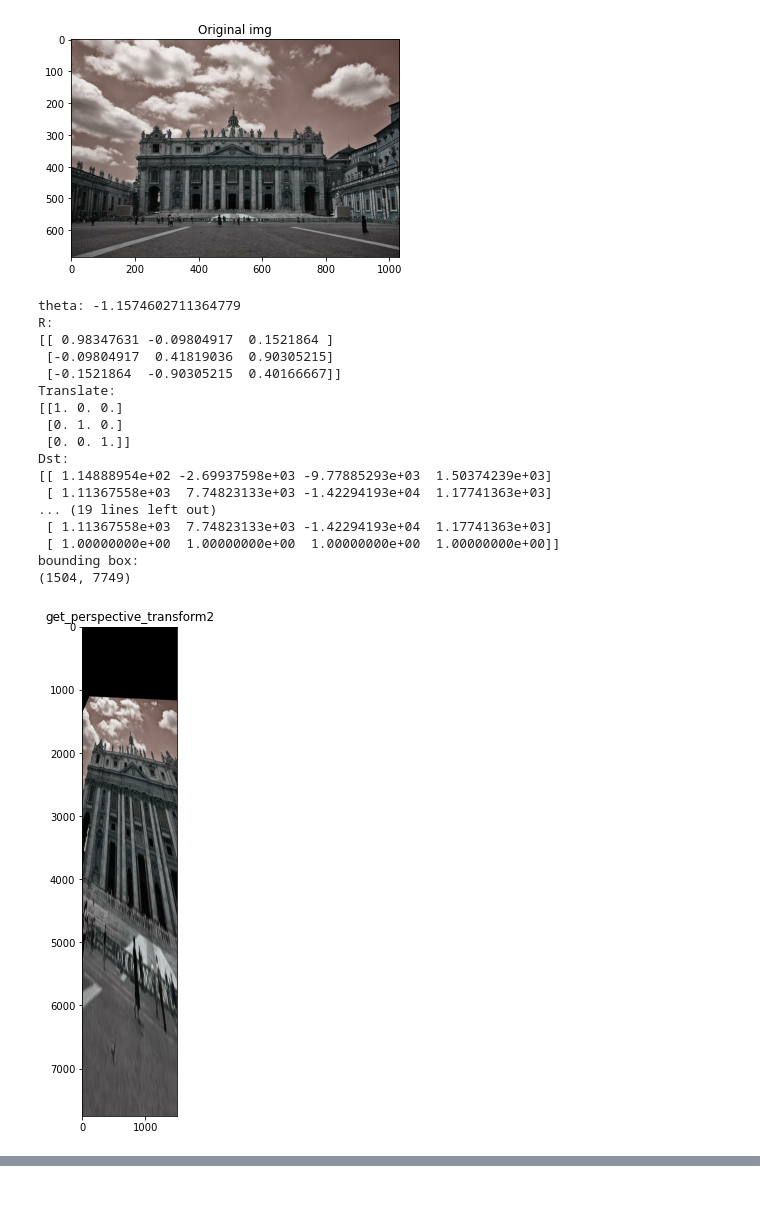
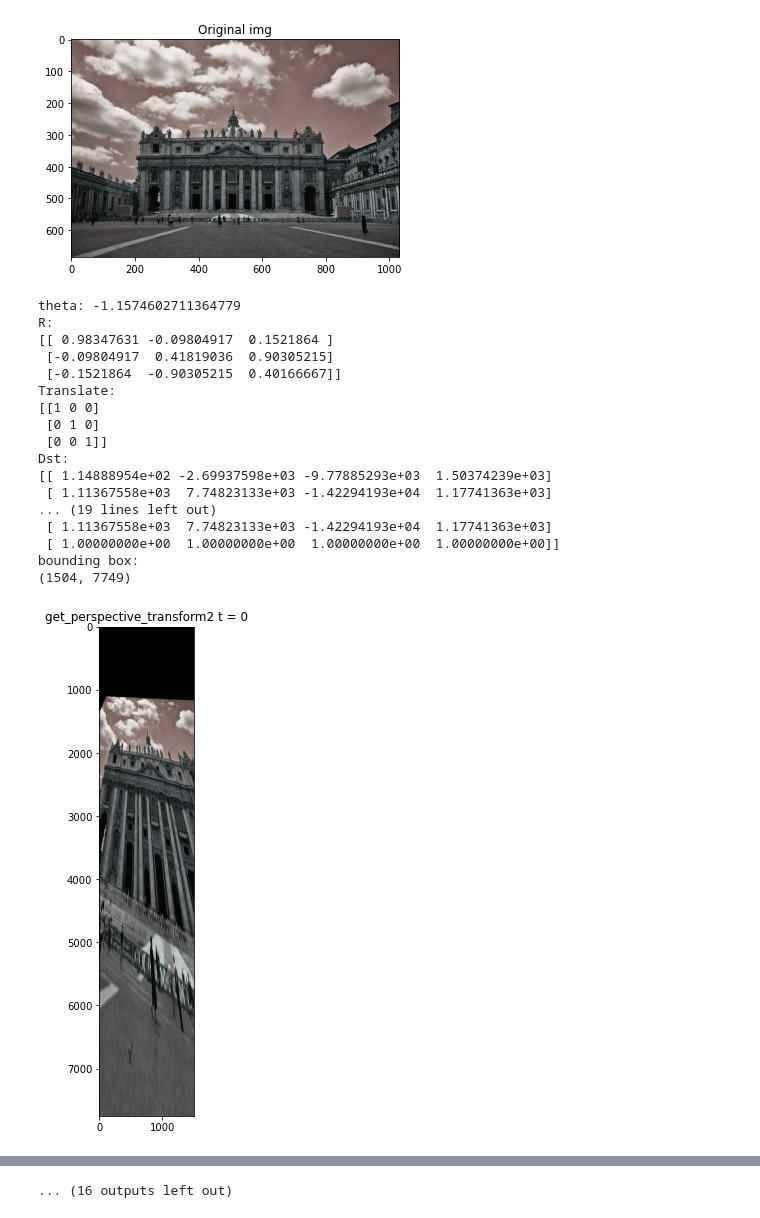
Before and after one commit to vicsyl/extreme_two_view_matching_private, a Jupyter notebook: rectification_bug.ipynb, the cells around one changed output, grey strips where cells are left out. Saved outputs shown, nothing was run; the diff lists cells and outputs as text; code cells hidden in the pictures.

```diff
--- a/rectification_bug.ipynb
+++ b/rectification_bug.ipynb
@@ -40,7 +40,7 @@ def get_rectification_rotation(normal, rotation_factor=1.0):
     rotation_vector = np.cross(normal, z)
     rotation_vector_norm = abs_sin_theta = np.linalg.norm(rotation_vector)
     unit_rotation_vector = rotation_vector / rotation_vector_norm
-    theta = -math.asin(abs_sin_theta) * rotation_factor
+    theta = math.asin(abs_sin_theta) * rotation_factor
     print("theta: {}".format(theta))
 
     R = get_rotation_matrix(unit_rotation_vector, theta)
@@ -53,14 +53,16 @@ def show_transormation(K, normal):
     R = get_rectification_rotation(normal, rotation_factor=1.0)
     print("R:\n{}".format(R))
 
-    T, bounding_box = get_perspective_transform2(R, K, scale=1.0)
+    for t in range(0, 6000, 500):
 
-    rectified = cv.warpPerspective(img, T, bounding_box)
+        T, bounding_box = get_perspective_transform2(R, K, 0, t, scale=1.0)
 
-    plt.figure(figsize=(9, 9))
-    plt.title("get_perspective_transform2")
-    plt.imshow(rectified)
-    plt.show()
+        rectified = cv.warpPerspective(img, T, bounding_box)
+
+        plt.figure(figsize=(9, 9))
+        plt.title("get_perspective_transform2 t = {}".format(t))
+        plt.imshow(rectified)
+        plt.show()
 
     T, bounding_box = get_perspective_transform(R, K, scale=1.0)
 
@@ -91,7 +93,7 @@ def get_perspective_transform(R, K, scale=1.0):
             print("original P:\n{}".format(P))
             #scale = scale * 10
             print("scale: {}".format(scale))
-            P[:2, :] *= scale
+            P[:2, :] *= scale**2
 
         new_coords = P @ coords
         new_coords = new_coords / new_coords[2, :]
@@ -116,15 +118,17 @@ def get_perspective_transform(R, K, scale=1.0):
 
 
     translate_vec_new = (-np.min(dst[0]), -np.min(dst[1]))
-    normalization = P[2] @ dst[:, 0]
-    normalization = 1
-    print("normalization: {}".format(normalization))
 
     translate_matrix_new = np.array([
-        [1, 0, translate_vec_new[0] * normalization],
-        [0, 1, translate_vec_new[1] * normalization],
+        [1, 0, -translate_vec_new[0]],
+        [0, 1, -translate_vec_new[1]],
         [0, 0, 1],
     ])
+
+#     normalization = P[2] @ dst[:, 0]
+#     #normalization = 1
+#     normalization = normalization * 0.8
+#     print("normalization: {}".format(normalization))
 #     translate_matrix_new = np.array([
 #         [1, 0, translate_vec_new[0] * normalization],
 #         [0, 1, translate_vec_new[1] * normalization],
@@ -134,15 +138,19 @@ def get_perspective_transform(R, K, scale=1.0):
     dst = translate_matrix_new @ dst
     print("scaled P:\n{}".format(P))
     print("translate_matrix:\n{}".format(translate_matrix_new))
-    P = translate_matrix_new @ P
-    #P = translate_matrix_new + P
+    translate_matrix_new_inv = np.linalg.inv(translate_matrix_new)
+    P = translate_matrix_new @ P @ translate_matrix_new_inv
+    #P[:2, :] *= scale
+    #P = P + translate_matrix_new
     print("new P:\n{}".format(P))
     bounding_box_new = (math.ceil(np.max(dst[0])), math.ceil(np.max(dst[1])))
+
+    bounding_box_new = (4000, 4000)
 
     return P, bounding_box_new
 
 
-def get_perspective_transform2(R, K, scale=1.0):
+def get_perspective_transform2(R, K, t1, t2, scale=1.0):
 
     K_inv = np.linalg.inv(K)
     P = K @ R @ K_inv
@@ -162,13 +170,18 @@ def get_perspective_transform2(R, K, scale=1.0):
     dst = dst / dst[2, :]
 
     translate_vec = (-np.min(dst[0]), -np.min(dst[1]))
+    translate_matrix = np.array([
+        [1, 0, t1],
+        [0, 1, t2],
+        [0, 0, 1],
+    ])
 #     translate_matrix = np.array([
 #         [1, 0, translate_vec[0]],
 #         [0, 1, translate_vec[1]],
 #         [0, 0, 1],
 #     ])
 
-    translate_matrix = np.eye(3)
+#    translate_matrix = np.eye(3)
 
 #     translate_matrix = np.array([
 #  [1.00000000e+00, 0.00000000e+00, 3.96839648e+03],
@@ -222,34 +235,34 @@ Diff: 2
 3365 valid pairs for diff 2
 Diff: 3
 1899 valid pairs for diff 3
 Diff: 4
 839 valid pairs for diff 4
 Diff: 5
 290 valid pairs for diff 5
 Diff: 6
 66 valid pairs for diff 6
 Diff: 7
 7 valid pairs for diff 7
 Diff: 8
 0 valid pairs for diff 8
 Diff: 9
 0 valid pairs for diff 9
 [figure]
 theta: -1.1574602711364779
 R:
 [[ 0.98347631 -0.09804917  0.1521864 ]
  [-0.09804917  0.41819036  0.90305215]
  [-0.1521864  -0.90305215  0.40166667]]
 Translate:
-[[1. 0. 0.]
- [0. 1. 0.]
- [0. 0. 1.]]
+[[1 0 0]
+ [0 1 0]
+ [0 0 1]]
 Dst:
 [[ 1.14888954e+02 -2.69937598e+03 -9.77885293e+03  1.50374239e+03]
  [ 1.11367558e+03  7.74823133e+03 -1.42294193e+04  1.17741363e+03]
 ... (19 lines left out)
  [ 1.11367558e+03  7.74823133e+03 -1.42294193e+04  1.17741363e+03]
  [ 1.00000000e+00  1.00000000e+00  1.00000000e+00  1.00000000e+00]]
 bounding box:
 (1504, 7749)
-[figure, old version]
+[figure, new version]
@@ -274,0 +341 @@ new P:
+... (16 outputs left out)
```
Also changed, not shown: parts of 1 cell of this notebook.
